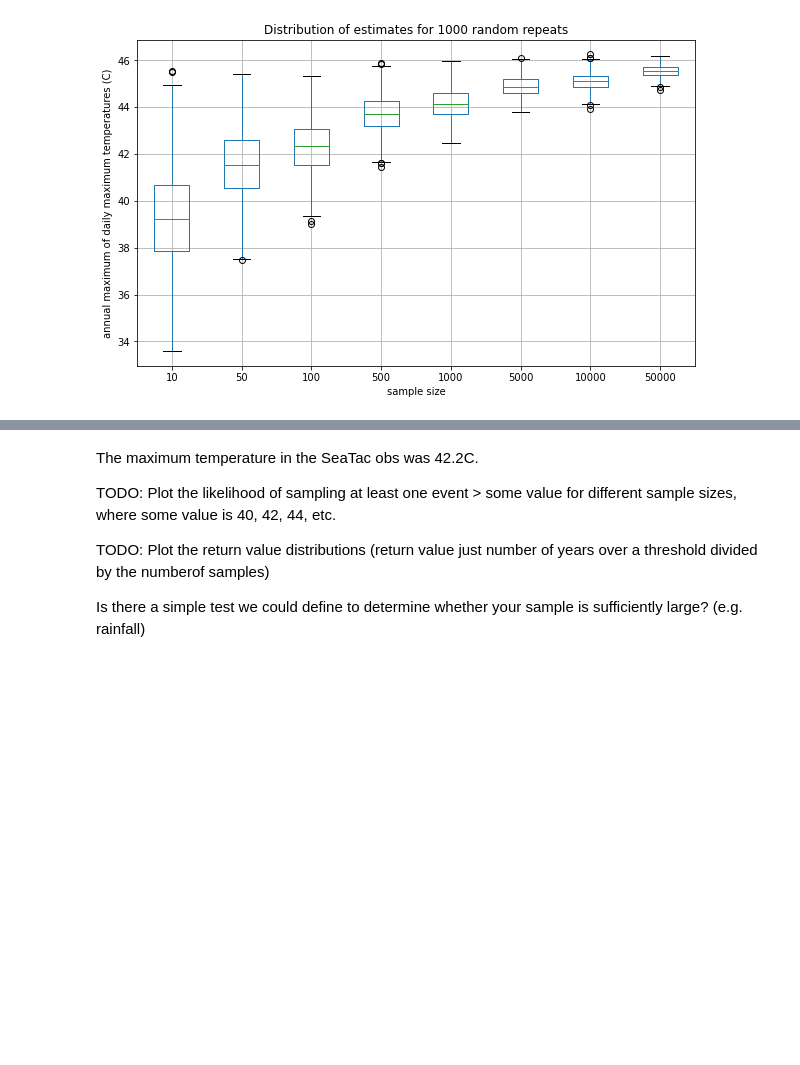
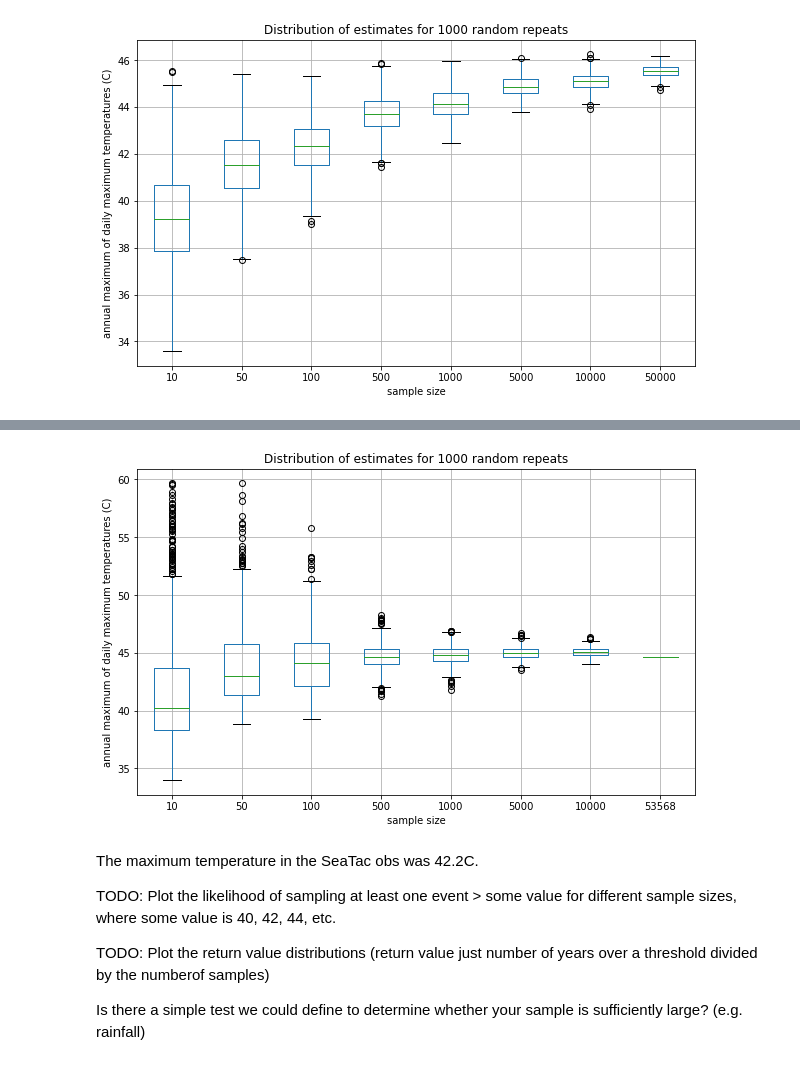
Before and after one commit to AusClimateService/unseen, a Jupyter notebook: notebooks/seatac_analysis.ipynb, the cells around one changed output, grey strips where cells are left out. Drawn from its saved outputs; the diff is of its cells as text; code cells hidden in the pictures; blank space fills up the shorter version.

```diff
--- a/notebooks/seatac_analysis.ipynb
+++ b/notebooks/seatac_analysis.ipynb
@@ -165,5 +158,5 @@ valid_range :
 # %%
-maximum = float(ds_cafe['tasmax'].max().values)
+maximum = float(ds_cafe_stacked['tasmax'].max().values)
 maximum
 # %% [output]
 46.101165771484375
@@ -238,3 +217,32 @@ plt.ylabel('annual maximum of daily maximum temperatures (C)')
 plt.show()
 # %% [output]
 [figure]
+# %%
+population_size = 62 * 9 * 96
+n_repeats = 1000
+
+maximum = float(ds_cafe_stacked['tasmax'].max().values)
+df_model = pd.DataFrame([maximum]*n_repeats, columns=[population_size])
+
+gev_shape, gev_loc, gev_scale = gev.fit(ds_cafe_stacked['tasmax'].values)
+gev_max = gev.rvs(gev_shape, loc=gev_loc, scale=gev_scale, size=population_size).max()
+df_gev = pd.DataFrame([gev_max]*n_repeats, columns=[population_size])
+
+for sample_size in [10, 50, 100, 500, 1000, 5000, 10000]:
+    print(sample_size)
+    model_estimates = []
+    gev_estimates = []
+    for resample in range(n_repeats):
+        random_indexes = np.random.choice(population_size, size=sample_size, replace=False)
+        random_indexes.sort()
+        model_subsample = ds_cafe_stacked['tasmax'].isel({'sample': random_indexes})
+        model_max = float(model_subsample.max().values)
+        model_estimates.append(model_max)
+        gev_shape, gev_loc, gev_scale = gev.fit(model_subsample.values)
+        gev_max = gev.rvs(gev_shape, loc=gev_loc, scale=gev_scale, size=10000).max()
+        gev_estimates.append(gev_max)
+    df_model[sample_size] = model_estimates
+    df_gev[sample_size] = gev_estimates
+
+df_model = df_model.reindex(sorted(df_model.columns), axis=1)
+df_gev = df_gev.reindex(sorted(df_gev.columns), axis=1)
@@ -240,0 +257,2 @@ plt.show()
+# %%
+hello = df_gev.mask(df_gev > 60)
@@ -241,3 +271,12 @@ plt.show()
+# %%
+fig = plt.figure(figsize=[10, 6])
+hello.boxplot()
+plt.title('Distribution of estimates for 1000 random repeats')
+plt.xlabel('sample size')
+plt.ylabel('annual maximum of daily maximum temperatures (C)')
+plt.show()
+# %% [output]
+[figure, added]
 # %% [markdown]
 The maximum temperature in the SeaTac obs was 42.2C.
 
```
Also changed, not shown: parts of 25 cells of this notebook, 1 other file.
